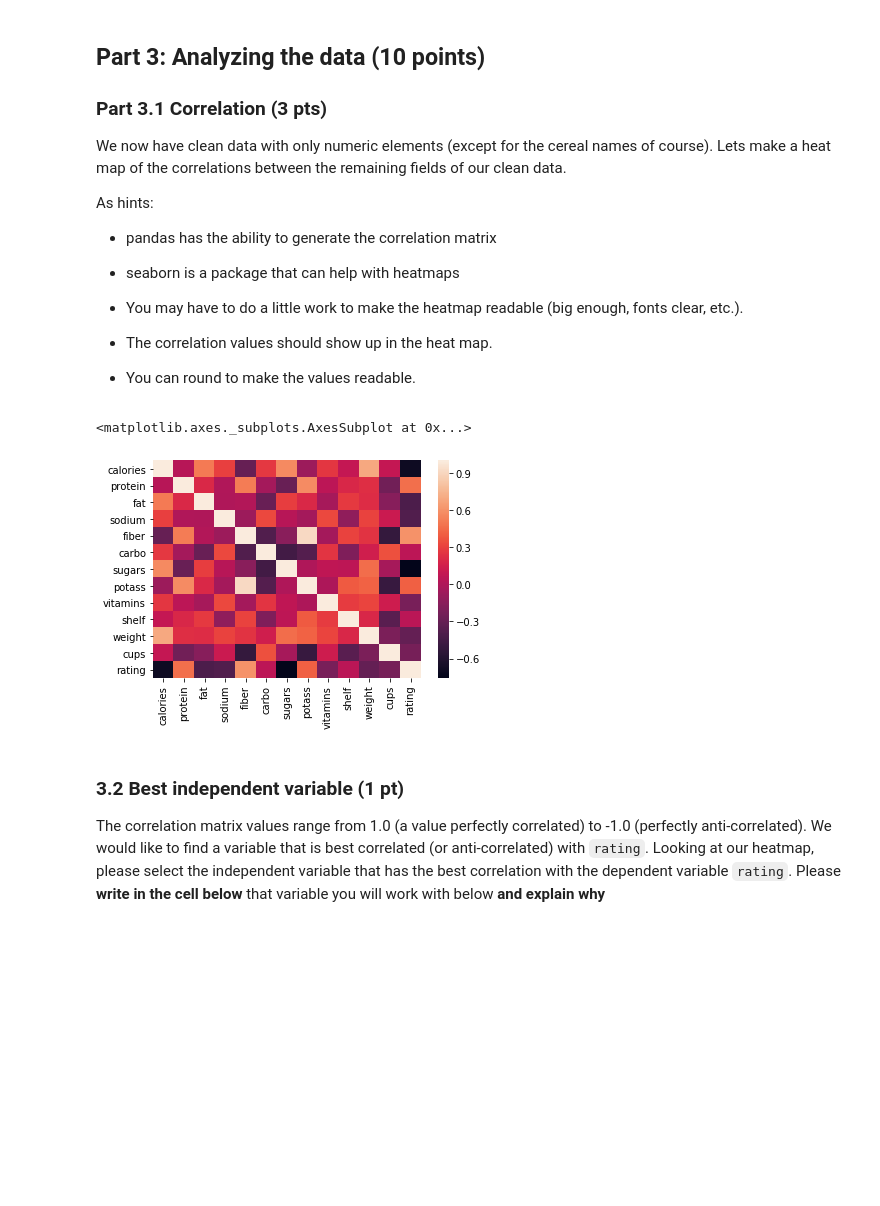
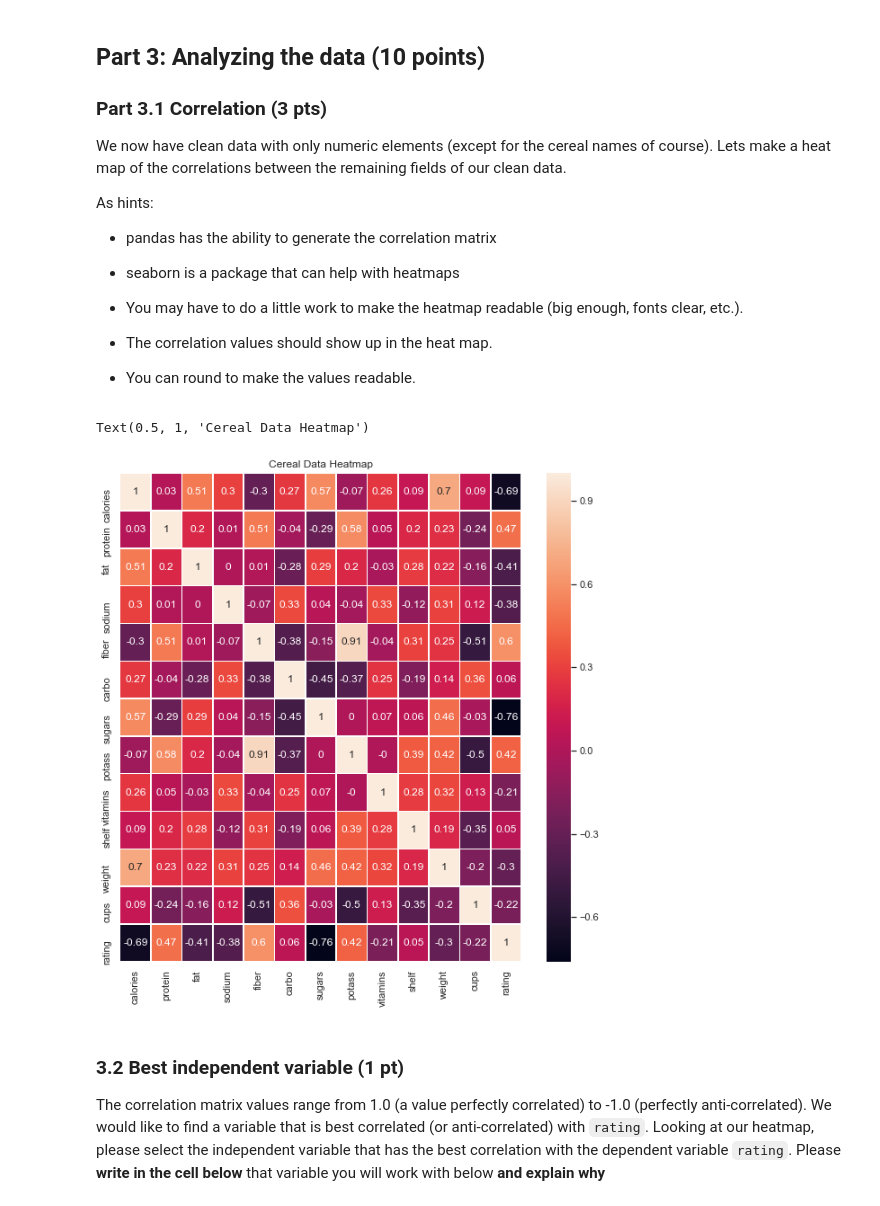
Before and after one commit to wiltand1/cmse_20, a Jupyter notebook: Homework Assignments/hw-02/HW-02-regression-STUDENT.ipynb, the cells around one changed output. Saved outputs shown, nothing was run; the diff lists cells and outputs as text; code cells hidden in the pictures; blank space fills up the shorter version.

```diff
--- a/Homework Assignments/hw-02/HW-02-regression-STUDENT.ipynb
+++ b/Homework Assignments/hw-02/HW-02-regression-STUDENT.ipynb
@@ -148,14 +148,18 @@ As hints:
 * You may have to do a little work to make the heatmap readable (big enough, fonts clear, etc.).
 * The correlation values should show up in the heat map.
 * You can round to make the values readable.
-# %%
-## your code here
-import seaborn as sn
-matrix = clean.corr()
-sn.heatmap(matrix)
-# %% [output]
-<matplotlib.axes._subplots.AxesSubplot at 0x...>
-[figure, removed]
+# %%
+## your code here
+import seaborn as sns
+matrix = clean.corr() #Creates a new df where the strength of correlation btw each varaible is observed
+matrix = matrix.round(2) #Rounds each value in the df
+sns.set()
+fig, ax = plt.subplots(figsize=(10,10)) #Selects fig size
+sns.heatmap(matrix, annot = True, linewidth = .5, ax= ax)
+plt.title("Cereal Data Heatmap")
+# %% [output]
+Text(0.5, 1, 'Cereal Data Heatmap')
+[figure, added]
 # %% [markdown]
 ### 3.2 Best independent variable (1 pt)
 
```
Also changed, not shown: parts of 13 cells of this notebook.
